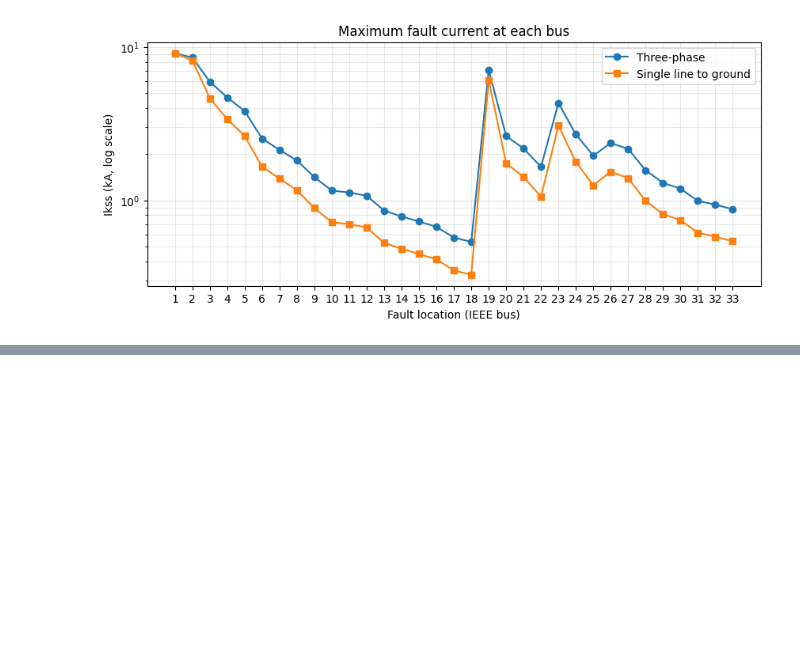
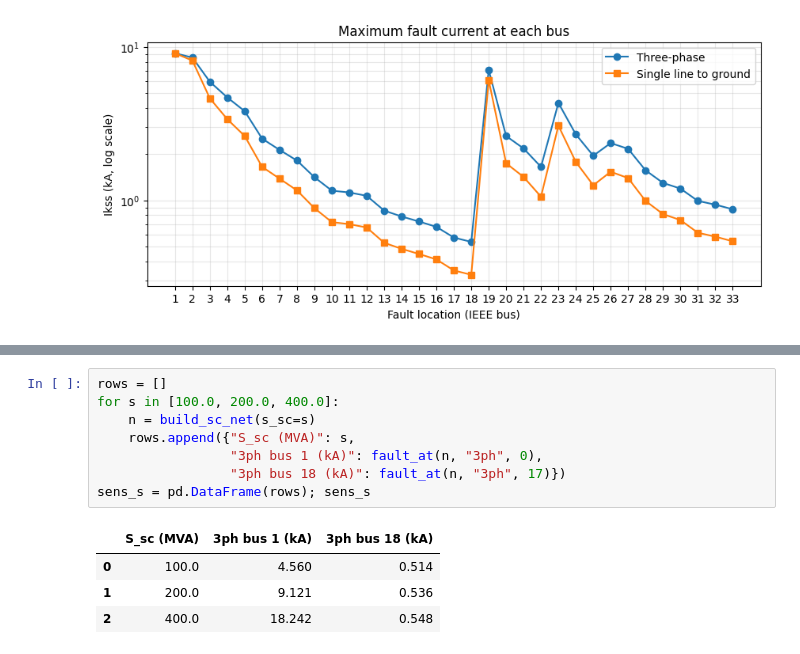
Before and after one commit to yilunge6-cyber/p6-ieee33-loadflow, a Jupyter notebook: notebooks/p6_analysis.ipynb, the cells around one changed output, grey strips where cells are left out. Drawn from its saved outputs; the diff is of its cells as text; blank space fills up the shorter version.

```diff
--- a/notebooks/p6_analysis.ipynb
+++ b/notebooks/p6_analysis.ipynb
@@ -275,0 +304,13 @@ plt.show()
+# %%
+rows = []
+for s in [100.0, 200.0, 400.0]:
+    n = build_sc_net(s_sc=s)
+    rows.append({"S_sc (MVA)": s,
+                 "3ph bus 1 (kA)": fault_at(n, "3ph", 0),
+                 "3ph bus 18 (kA)": fault_at(n, "3ph", 17)})
+sens_s = pd.DataFrame(rows); sens_s
+# %% [output]
+|  | S_sc (MVA) | 3ph bus 1 (kA) | 3ph bus 18 (kA) |
+| 0 | 100.0 | 4.560 | 0.514 |
+| 1 | 200.0 | 9.121 | 0.536 |
+| 2 | 400.0 | 18.242 | 0.548 |
```
Also changed, not shown: parts of 6 cells of this notebook.
